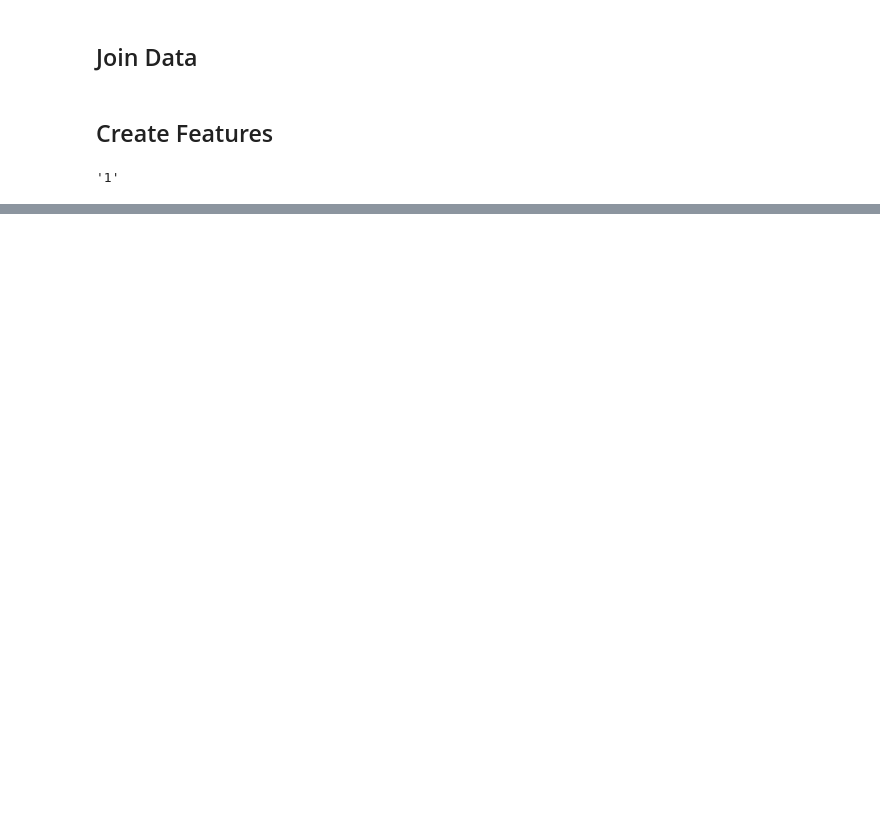
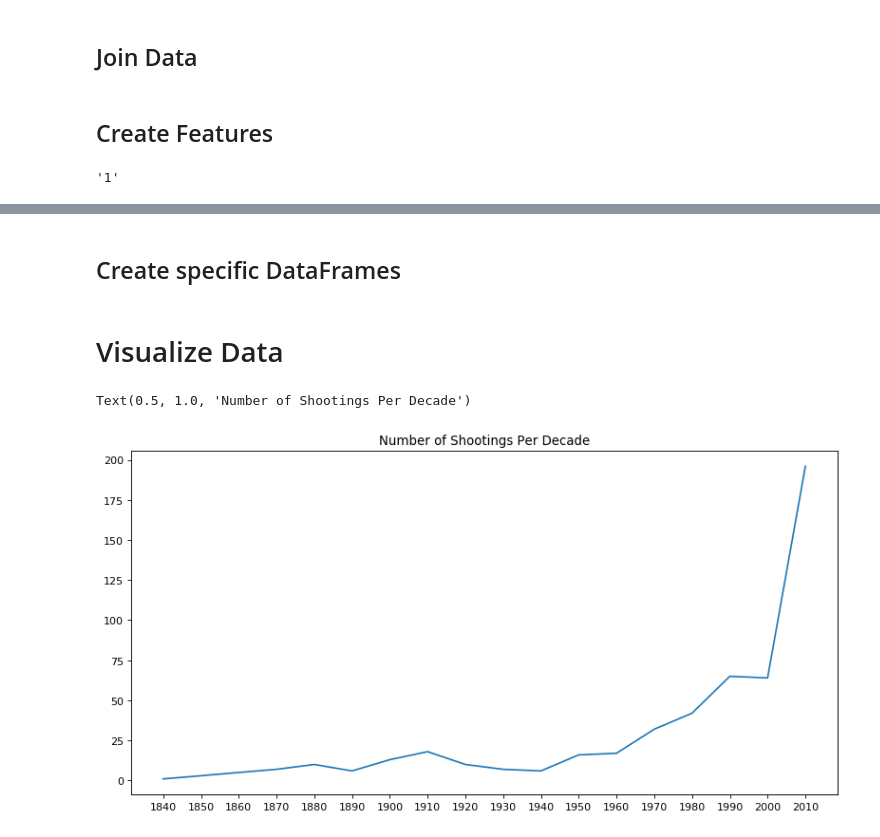
Before and after one commit to kjprice/statistics-guns, a Jupyter notebook: notebooks/School shootings EDA.ipynb, the cells around one changed output, grey strips where cells are left out. Cells and saved outputs as stored; diff of their text form; code cells hidden in the pictures; blank space fills up the shorter version.

Commit message:
Crunching numbers Finally!

```diff
--- a/notebooks/School shootings EDA.ipynb
+++ b/notebooks/School shootings EDA.ipynb
@@ -54,0 +52,9 @@ df.head(n=2)
+# %%
+
+df['Year'] = df['Date'].astype(np.datetime64).apply(lambda a: a.year)
+# %%
+df['Decade'] = df['Year'].astype(str).apply(lambda a: a[:3]+'0').astype(int)
+# %%
+df['Total_Shootings'] = 1 # A dummy value which will be used in aggregates later
+# %% [markdown]
+## Create specific DataFrames
@@ -54,0 +63,3 @@ df.head(n=2)
+# %%
+df_by_decade = df.groupby('Decade').sum()
+df_by_decade.reset_index(inplace=True)
@@ -54,0 +69,9 @@ df.head(n=2)
+# %% [markdown]
+# Visualize Data
+# %%
+plt.figure(num=None, figsize=(12, 6), dpi=80, facecolor='w', edgecolor='k')
+plt.plot(df_by_decade.Decade.astype(str), df_by_decade['Total_Shootings'])
+plt.title('Number of Shootings Per Decade')
+# %% [output]
+Text(0.5, 1.0, 'Number of Shootings Per Decade')
+[figure, added]
```
Also changed, not shown: parts of 30 cells of this notebook.
